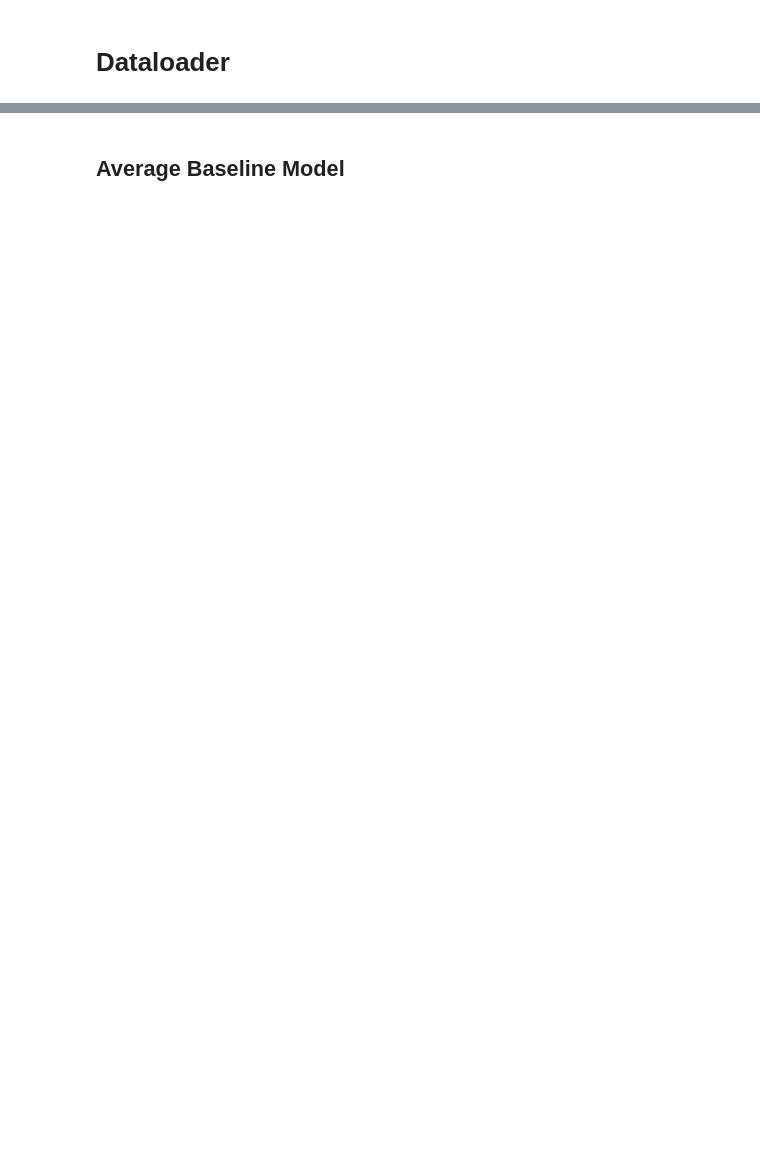
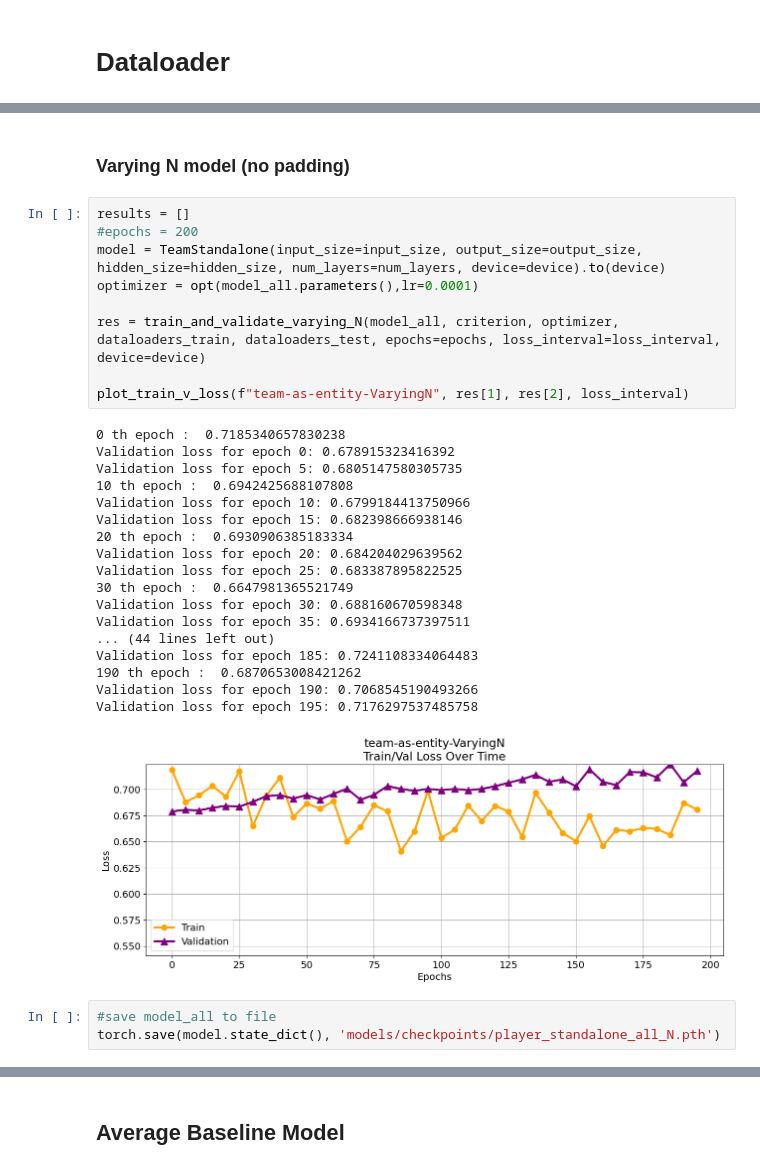
Before and after one commit to RandumbRobot/hockey-player-stats-predictor, a Jupyter notebook: TeamStandaloneAll_eval.ipynb, the cells around one changed output, grey strips where cells are left out. Drawn from its saved outputs; the diff is of its cells as text; blank space fills up the shorter version.

```diff
--- a/TeamStandaloneAll_eval.ipynb
+++ b/TeamStandaloneAll_eval.ipynb
@@ -104,0 +278,33 @@ Test size for all seasons: 445
+# %% [markdown]
+### Varying N model (no padding)
+# %%
+results = []
+#epochs = 200
+model = TeamStandalone(input_size=input_size, output_size=output_size, hidden_size=hidden_size, num_layers=num_layers, device=device).to(device)
+optimizer = opt(model_all.parameters(),lr=0.0001)
+
+res = train_and_validate_varying_N(model_all, criterion, optimizer, dataloaders_train, dataloaders_test, epochs=epochs, loss_interval=loss_interval, device=device)
+
+plot_train_v_loss(f"team-as-entity-VaryingN", res[1], res[2], loss_interval)
+# %% [output]
+0 th epoch :  0.7185340657830238
+Validation loss for epoch 0: 0.678915323416392
+Validation loss for epoch 5: 0.6805147580305735
+10 th epoch :  0.6942425688107808
+Validation loss for epoch 10: 0.6799184413750966
+Validation loss for epoch 15: 0.682398666938146
+20 th epoch :  0.6930906385183334
+Validation loss for epoch 20: 0.684204029639562
+Validation loss for epoch 25: 0.683387895822525
+30 th epoch :  0.6647981365521749
+Validation loss for epoch 30: 0.688160670598348
+Validation loss for epoch 35: 0.6934166737397511
+... (44 lines left out)
+Validation loss for epoch 185: 0.7241108334064483
+190 th epoch :  0.6870653008421262
+Validation loss for epoch 190: 0.7068545190493266
+Validation loss for epoch 195: 0.7176297537485758
+[figure, added]
+# %%
+#save model_all to file
+torch.save(model.state_dict(), 'models/checkpoints/player_standalone_all_N.pth')
```
Also changed, not shown: parts of 38 cells of this notebook, 6 other files.
